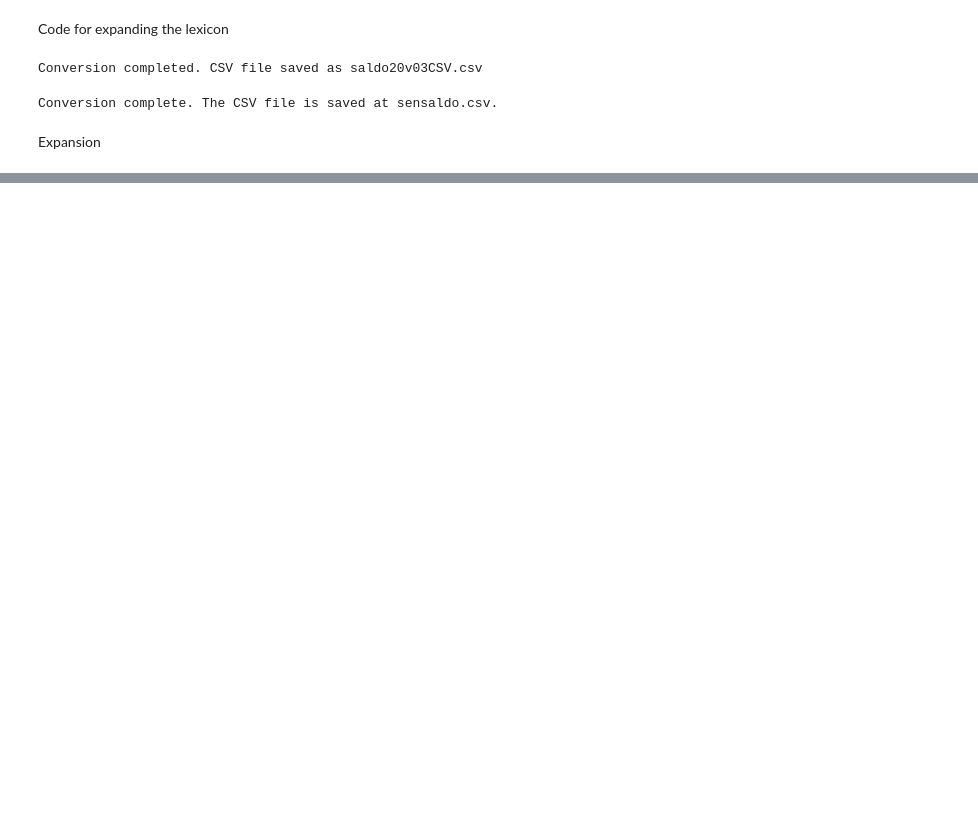
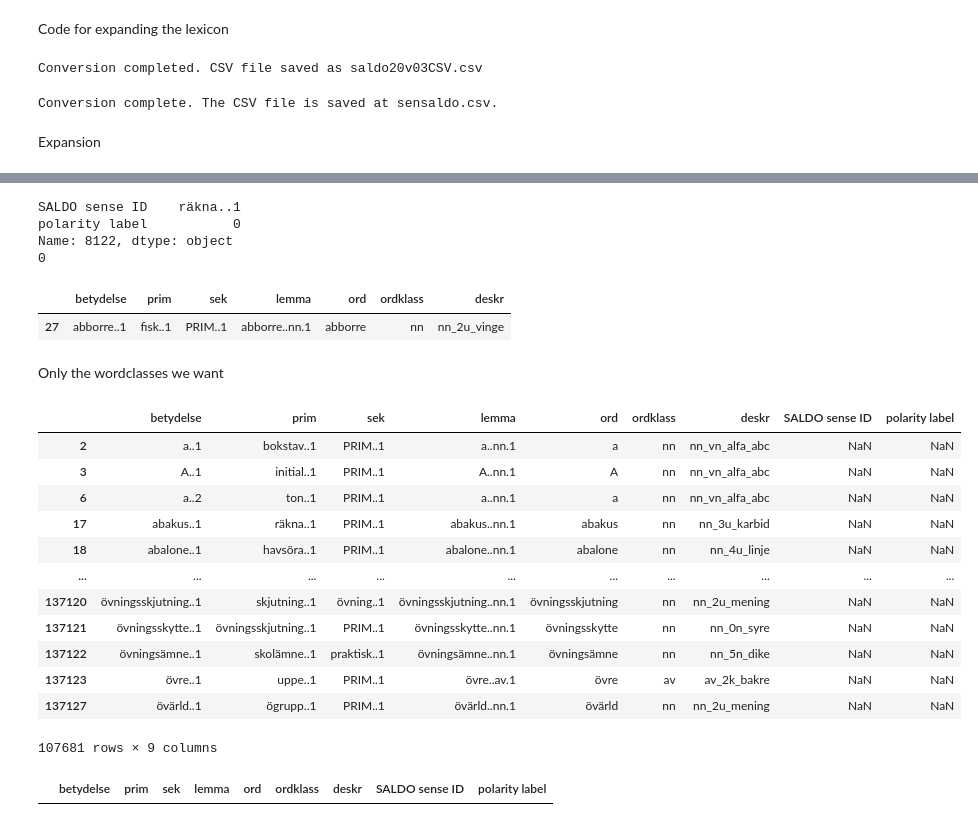
Before and after one commit to richi1998/Master-Thesis, a Jupyter notebook: koden/expansionKod.ipynb, the cells around one changed output, grey strips where cells are left out. Cells and saved outputs as stored; diff of their text form; code cells hidden in the pictures; blank space fills up the shorter version.

```diff
--- a/koden/expansionKod.ipynb
+++ b/koden/expansionKod.ipynb
@@ -118,0 +127,13 @@ saldoDfC
+# %%
+# Assuming "betydelse" is the common column name in saldoDFC and "SALDO_sense_ID" in sensaldoDFC
+
+# Perform a left join
+merged_df = saldoDfC.merge(sensaldoDfC, left_on="betydelse", right_on="SALDO sense ID", how="left", indicator=True)
+
+# Filter out the rows where "betydelse" is not found in "SALDO_sense_ID"
+result_df = merged_df[merged_df["_merge"] == "left_only"]
+
+# Drop the indicator column
+result_df = result_df.drop(columns="_merge")
+
+# Now result_df contains all the rows where "betydelse" is not found in "SALDO_sense_ID"
@@ -118,0 +238,48 @@ saldoDfC
+# %%
+# Check if the value exists in the column 'SALDO sense id'
+mask = sensaldoDfC['SALDO sense ID'] == 'räkna..1'
+
+# If the value exists, retrieve the corresponding row
+if mask.any():
+    row = sensaldoDfC[mask].iloc[0]
+    # 'row' now contains the first row where the value exists in the column 'SALDO sense id'
+    print(row)
+    print(row['polarity label'])
+else:
+    print("Value not found in DataFrame.")
+# %% [output]
+SALDO sense ID    räkna..1
+polarity label           0
+Name: 8122, dtype: object
+0
+# %%
+saldoDfC[saldoDfC['betydelse'] == 'abborre..1']
+# %% [output]
+|  | betydelse | prim | sek | lemma | ord | ordklass | deskr |
+| 27 | abborre..1 | fisk..1 | PRIM..1 | abborre..nn.1 | abborre | nn | nn_2u_vinge |
+# %% [markdown]
+Only the wordclasses we want
+# %%
+rensad = result_df.copy()
+
+rensad = rensad[rensad['ordklass'].isin(['nn', 'vb', 'av'])]
+rensad
+# %% [output]
+|  | betydelse | prim | sek | lemma | ord | ordklass | deskr | SALDO sense ID | polarity label |
+| 2 | a..1 | bokstav..1 | PRIM..1 | a..nn.1 | a | nn | nn_vn_alfa_abc | NaN | NaN |
+| 3 | A..1 | initial..1 | PRIM..1 | A..nn.1 | A | nn | nn_vn_alfa_abc | NaN | NaN |
+| 6 | a..2 | ton..1 | PRIM..1 | a..nn.1 | a | nn | nn_vn_alfa_abc | NaN | NaN |
+| 17 | abakus..1 | räkna..1 | PRIM..1 | abakus..nn.1 | abakus | nn | nn_3u_karbid | NaN | NaN |
+| 18 | abalone..1 | havsöra..1 | PRIM..1 | abalone..nn.1 | abalone | nn | nn_4u_linje | NaN | NaN |
+| ... | ... | ... | ... | ... | ... | ... | ... | ... | ... |
+| 137120 | övningsskjutning..1 | skjutning..1 | övning..1 | övningsskjutning..nn.1 | övningsskjutning | nn | nn_2u_mening | NaN | NaN |
+| 137121 | övningsskytte..1 | övningsskjutning..1 | PRIM..1 | övningsskytte..nn.1 | övningsskytte | nn | nn_0n_syre | NaN | NaN |
+| 137122 | övningsämne..1 | skolämne..1 | praktisk..1 | övningsämne..nn.1 | övningsämne | nn | nn_5n_dike | NaN | NaN |
+| 137123 | övre..1 | uppe..1 | PRIM..1 | övre..av.1 | övre | av | av_2k_bakre | NaN | NaN |
+| 137127 | övärld..1 | ögrupp..1 | PRIM..1 | övärld..nn.1 | övärld | nn | nn_2u_mening | NaN | NaN |
+107681 rows × 9 columns
+# %%
+hj = result_df[result_df['prim'] == "PRIM..1"]
+hj[hj['sek'] != "PRIM..1"]
+# %% [output]
+|  | betydelse | prim | sek | lemma | ord | ordklass | deskr | SALDO sense ID | polarity label |
```
Also changed, not shown: parts of 12 cells of this notebook.
